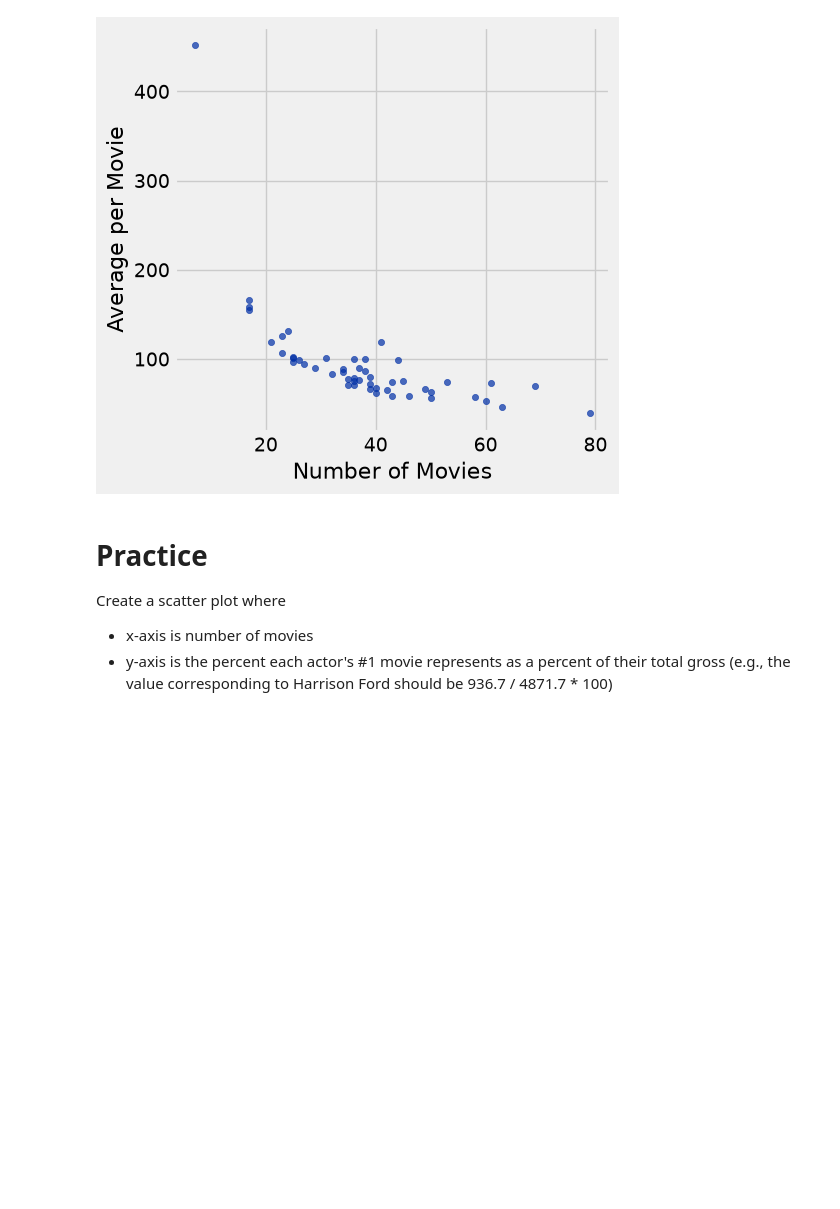
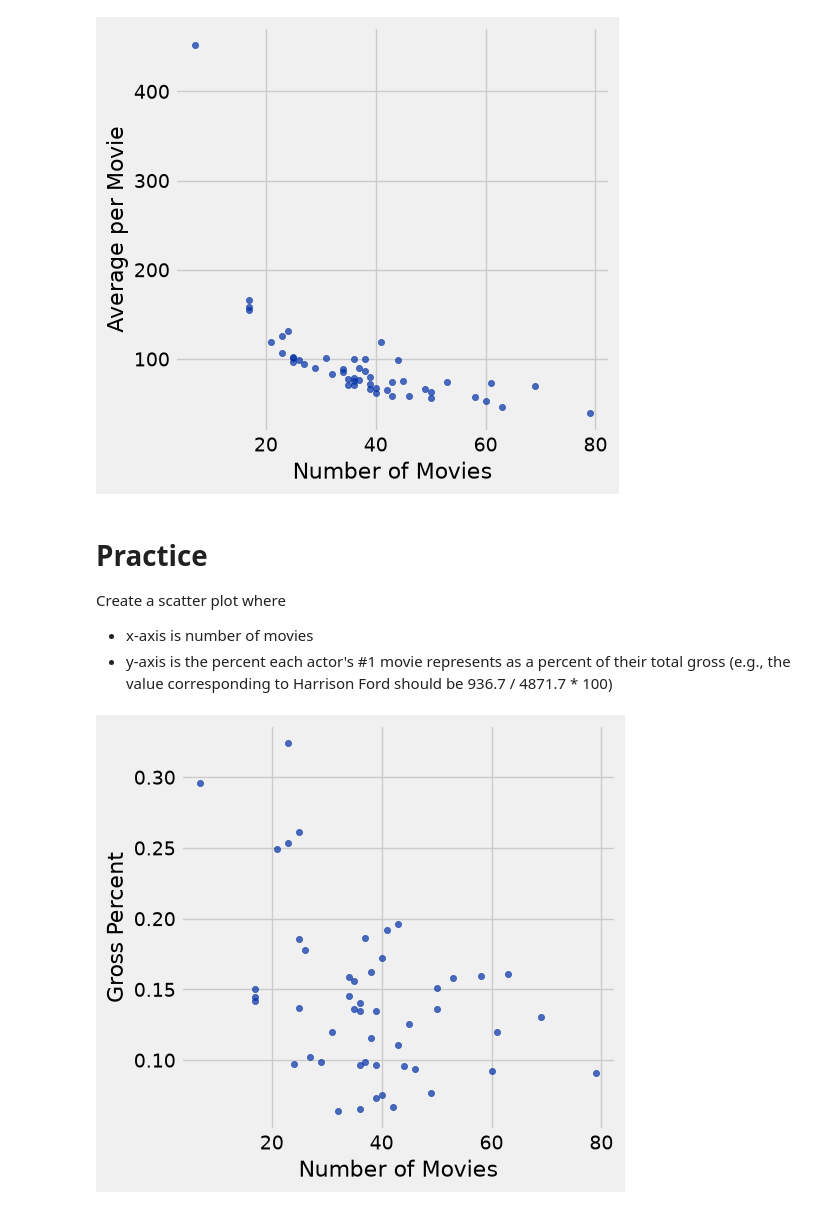
Before and after one commit to Tater-23/Data1, a Jupyter notebook: Demo 05 - Line and Scatter Plots/visualizations.ipynb, the cells around one changed output. Cells and saved outputs as stored; diff of their text form; code cells hidden in the pictures; blank space fills up the shorter version.

```diff
--- a/Demo 05 - Line and Scatter Plots/visualizations.ipynb
+++ b/Demo 05 - Line and Scatter Plots/visualizations.ipynb
@@ -151,3 +175,9 @@ actors.scatter('Number of Movies', 'Average per Movie')
 Create a scatter plot where
 * x-axis is number of movies
 * y-axis is the percent each actor's #1 movie represents as a percent of their total gross (e.g., the value corresponding to Harrison Ford should be 936.7 / 4871.7 * 100)
+# %%
+gross_percent = actors.column('Gross') / actors.column('Total Gross')
+gross_percent_table = actors.with_column('Gross Percent', gross_percent)
+gross_percent_table.scatter('Number of Movies', 'Gross Percent')
+# %% [output]
+[figure, added]
```
Also changed, not shown: parts of 2 cells of this notebook.
